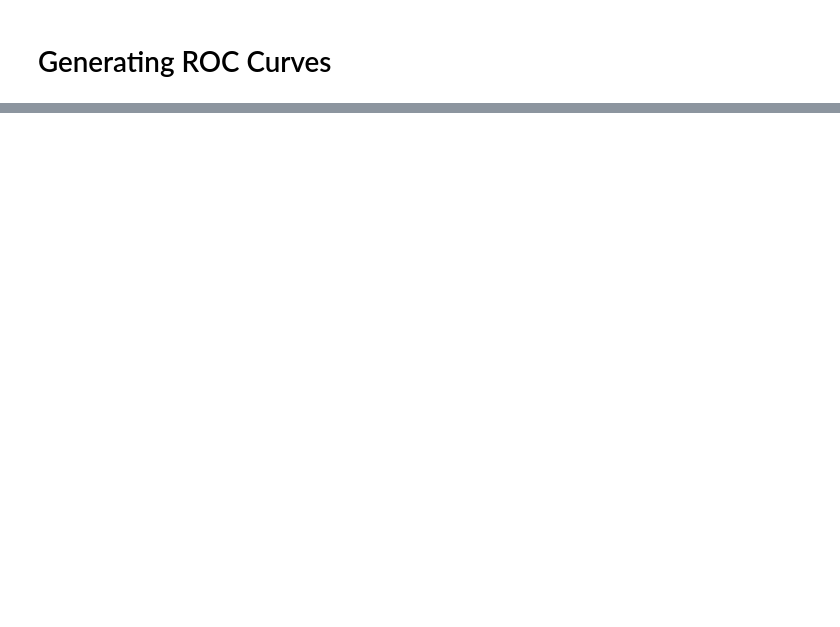
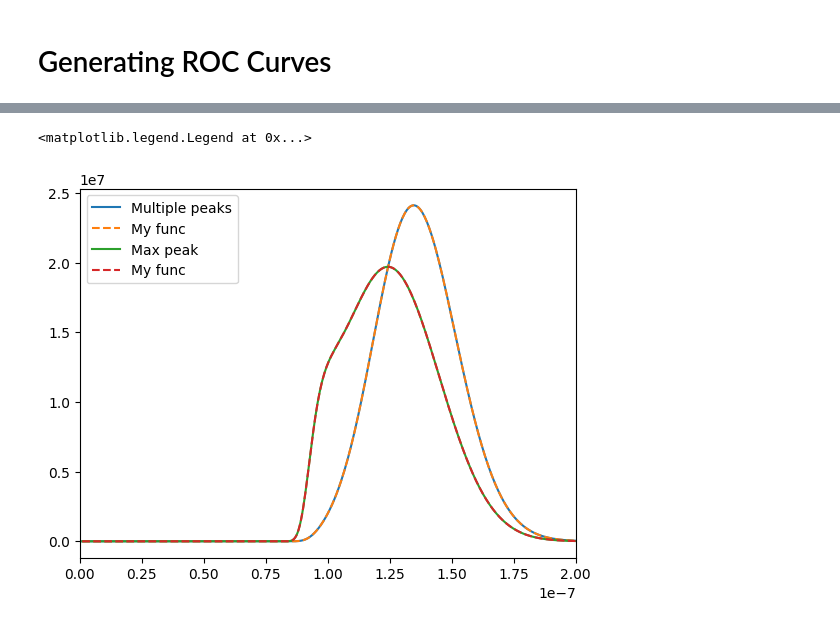
Before and after one commit to QTNM/PowerCutStats, a Jupyter notebook: examples/ROC.ipynb, the cells around one changed output, grey strips where cells are left out. Saved outputs shown, nothing was run; the diff lists cells and outputs as text; code cells hidden in the pictures; blank space fills up the shorter version.

```diff
--- a/examples/ROC.ipynb
+++ b/examples/ROC.ipynb
@@ -517,0 +141,37 @@ Peak: (-1.116848286875947e-07+5.115380693849318e-08j)
+# %%
+pks = get_signal_peaks(signal, 5e-8)
+
+signal_pdf, signal_cdf = calculate_signal_dists(threshold, tau_1f, 0, pks, Nsamp)
+
+
+rice_cdf = np.ones(20001)
+for peak in pks:
+    rice_cdf *= scipy.stats.rice.cdf(x, b=abs(peak)/np.sqrt(tau_1f/2), loc=0, scale=np.sqrt(tau_1f/2))
+
+signal_cdf = rice_cdf * (1-np.exp(-(x**2)/tau_1f)) ** (Nsamp-pks.size)
+
+signal_pdf = np.gradient(signal_cdf, x[1]-x[0])
+
+plt.plot(x, signal_pdf, label='Multiple peaks')
+
+cdf, pdf = get_dists(pks, x, tau_1f, Nsamp)
+
+plt.plot(x, pdf, label='My func', linestyle='--')
+
+
+rice_cdf = np.ones(20001)
+rice_cdf *= scipy.stats.rice.cdf(x, b=abs(np.max(pks))/np.sqrt(tau_1f/2), loc=0, scale=np.sqrt(tau_1f/2))
+signal_cdf = rice_cdf * (1-np.exp(-(x**2)/tau_1f)) ** (Nsamp-pks.size)
+signal_pdf = np.gradient(signal_cdf, x[1]-x[0])
+
+plt.plot(x, signal_pdf, label='Max peak')
+
+cdf, pdf = get_dists(np.array([abs(np.max(pks))]), x, tau_1f, Nsamp)
+
+plt.plot(x, pdf, label='My func', linestyle='--')
+
+plt.xlim(0, 0.2e-6)
+plt.legend()
+# %% [output]
+<matplotlib.legend.Legend at 0x...>
+[figure, added]
```
Also changed, not shown: parts of 15 cells of this notebook, 4 other files.
